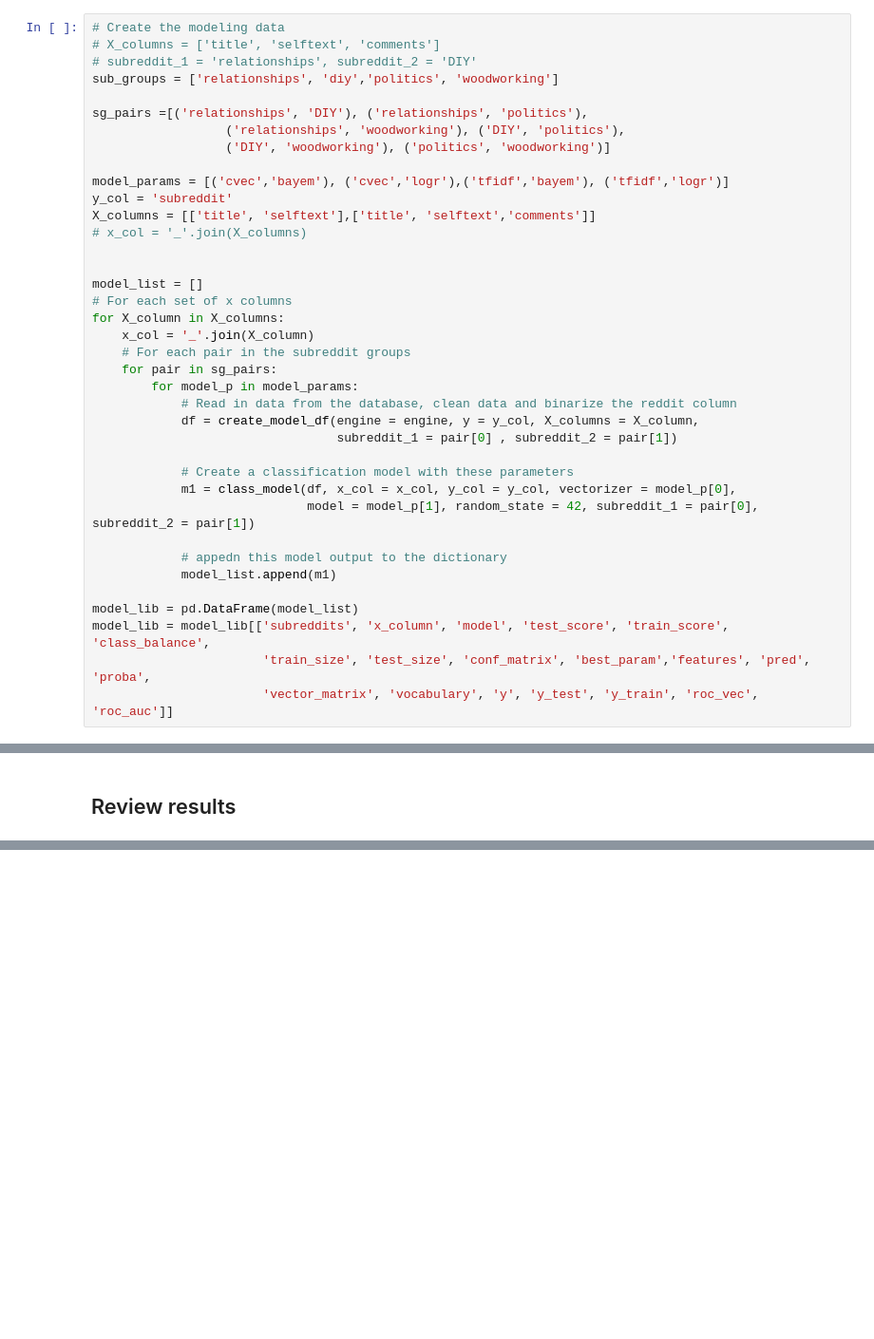
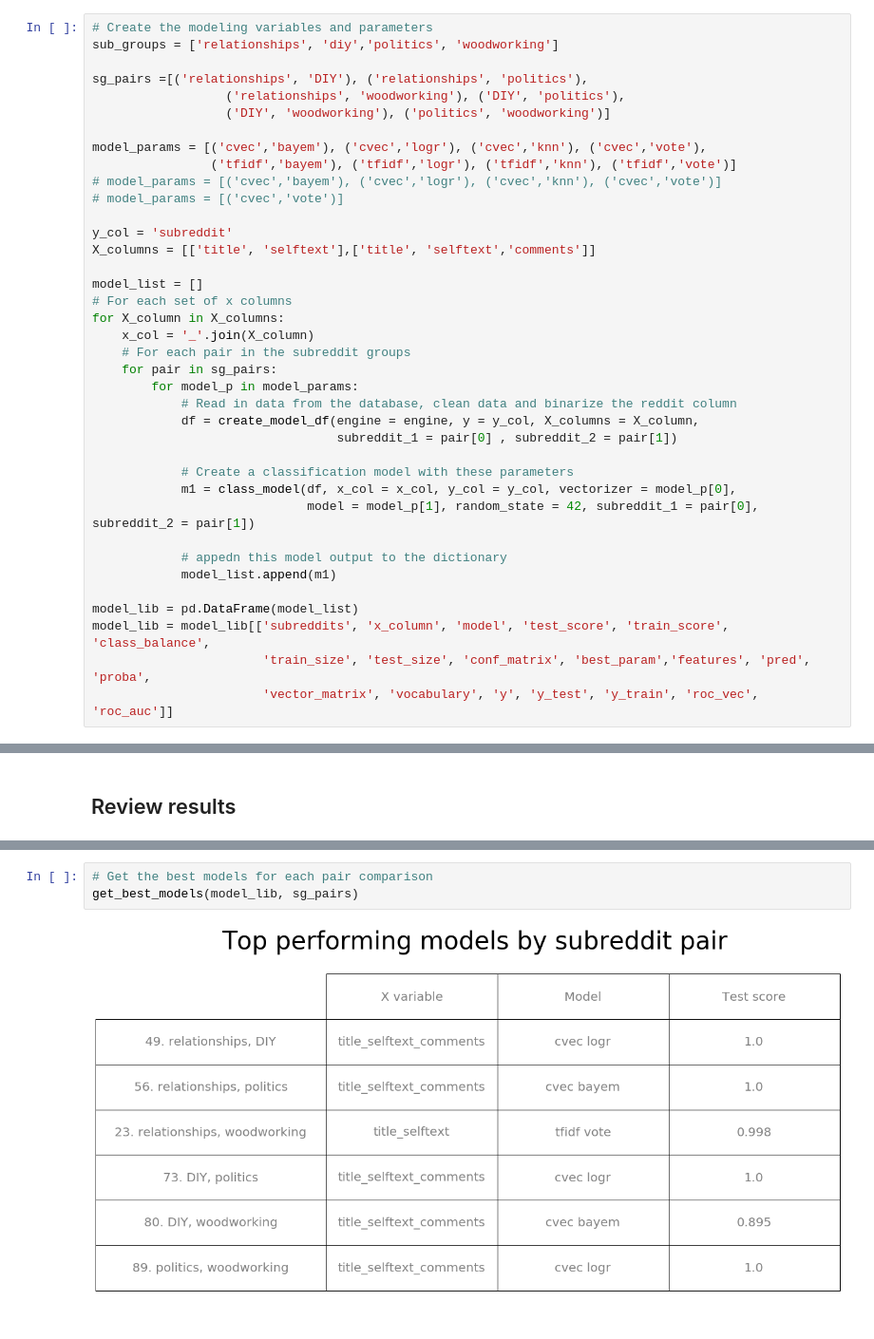
Before and after one commit to sgodfrey66/reddit_posts, a Jupyter notebook: code/Modeling.ipynb, the cells around one changed output, grey strips where cells are left out. Shown: that part at 95% size. Drawn from its saved outputs; the diff is of its cells as text; blank space fills up the shorter version.

Commit message:
Modeling work and output

```diff
--- a/code/Modeling.ipynb
+++ b/code/Modeling.ipynb
@@ -445,20 +531,20 @@ The function class_model() takes this modeling dataframe and other parameters in
 
 ### Step 3 - Save the model outputs to a dataframe
 # %%
-# Create the modeling data
-# X_columns = ['title', 'selftext', 'comments']
-# subreddit_1 = 'relationships', subreddit_2 = 'DIY'
+# Create the modeling variables and parameters
 sub_groups = ['relationships', 'diy','politics', 'woodworking']
 
 sg_pairs =[('relationships', 'DIY'), ('relationships', 'politics'),
                   ('relationships', 'woodworking'), ('DIY', 'politics'),
                   ('DIY', 'woodworking'), ('politics', 'woodworking')]
 
-model_params = [('cvec','bayem'), ('cvec','logr'),('tfidf','bayem'), ('tfidf','logr')]
+model_params = [('cvec','bayem'), ('cvec','logr'), ('cvec','knn'), ('cvec','vote'),
+                ('tfidf','bayem'), ('tfidf','logr'), ('tfidf','knn'), ('tfidf','vote')]
+# model_params = [('cvec','bayem'), ('cvec','logr'), ('cvec','knn'), ('cvec','vote')]
+# model_params = [('cvec','vote')]
+
 y_col = 'subreddit'
 X_columns = [['title', 'selftext'],['title', 'selftext','comments']]
-# x_col = '_'.join(X_columns)
-
 
 model_list = []
 # For each set of x columns
@@ -507,0 +621,5 @@ model_lib
+# %%
+# Get the best models for each pair comparison
+get_best_models(model_lib, sg_pairs)
+# %% [output]
+[figure, added]
```
Also changed, not shown: parts of 13 cells of this notebook, 2 other files.
